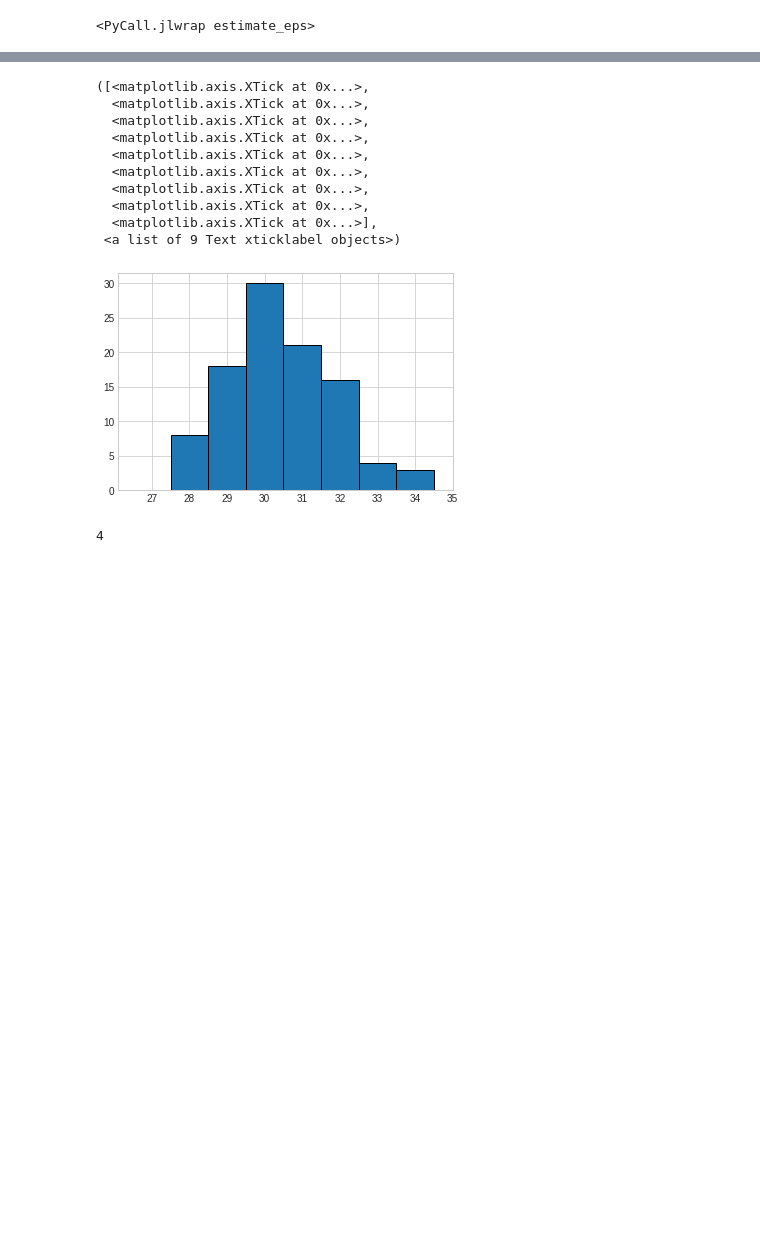
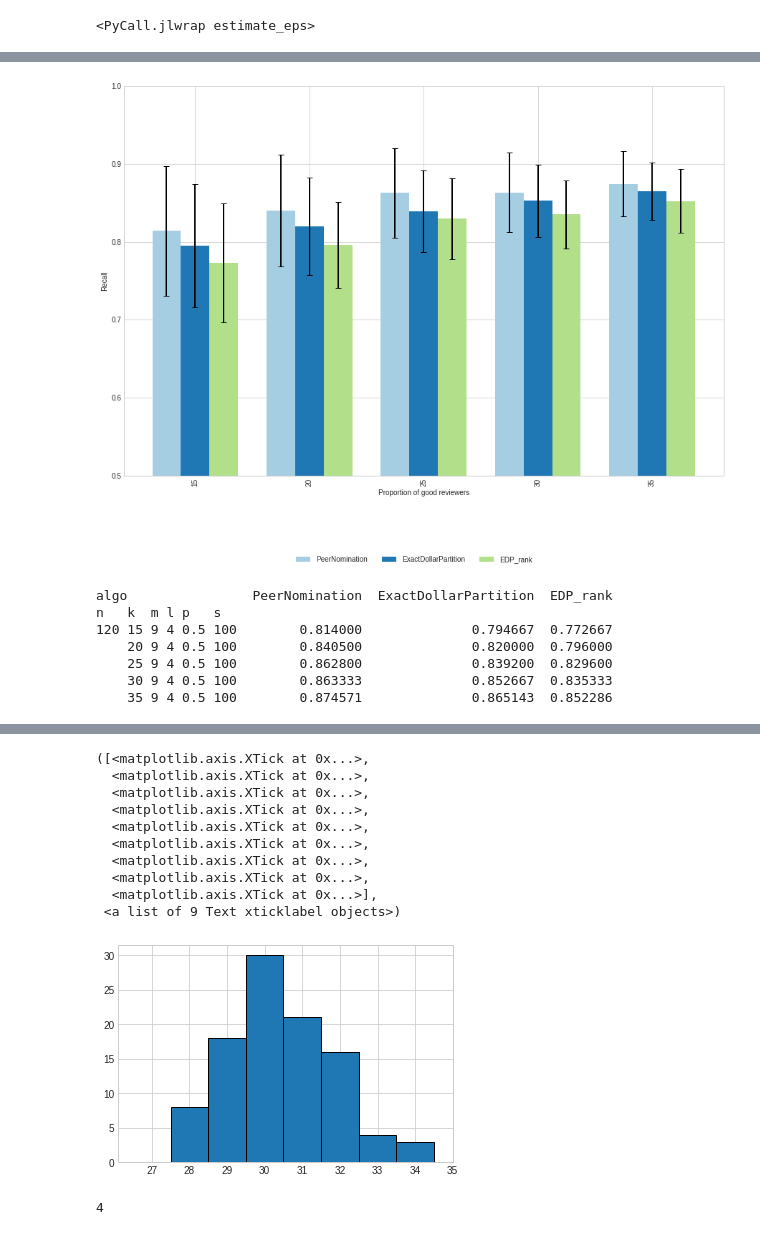
Before and after one commit to szhydkov/PeerNomination, a Jupyter notebook: peerselect/notebooks/stas_testing.ipynb, the cells around one changed output, grey strips where cells are left out. Cells and saved outputs as stored; diff of their text form; code cells hidden in the pictures; blank space fills up the shorter version.

```diff
--- a/peerselect/notebooks/stas_testing.ipynb
+++ b/peerselect/notebooks/stas_testing.ipynb
@@ -59,0 +49,16 @@ plt.plot(utilities)
+# %%
+class Impartial:
+    VANILLA = "Vanilla"
+    EXACT = "ExactDollarPartition"
+    PARTITION = "Partition"
+    DPR = "DollarPartitionRaffle"
+    CREDIABLE = "CredibleSubset"
+    RAFFLE = "DollarRaffle"
+    NOMINATION = "PeerNomination"
+    ALL = (VANILLA, EXACT, PARTITION, RAFFLE, CREDIABLE, DPR, NOMINATION)
+# %%
+n = 120
+k = 30
+m = 9
+
+nom_quota = (k/n)*m
@@ -60,3 +148,67 @@ plt.plot(utilities)
+# %%
+#
+# Takes a slice of the array and generates the graphs etc.
+#
+def make_output(df, test, labels):
+    means = df.loc[:, test].mean().unstack()
+    errors = df.loc[:, test].std().unstack()
+    mins = df.loc[:, test].min().unstack()
+    # print(means)
+    # print(errors)
+
+#     print("\t\tApproximate Vanilla Ordering")
+#     means = means[['Vanilla','ExactDollarPartition', "PeerNomination", 'Partition', 'DollarPartitionRaffle', 'DollarRaffle', 'CredibleSubset']]
+#     errors = errors[['Vanilla','ExactDollarPartition', "PeerNomination", 'Partition', 'DollarPartitionRaffle', 'DollarRaffle', 'CredibleSubset']]
+
+    # Uncomment to only compare PN and EDP
+    means = means[["PeerNomination", 'ExactDollarPartition', "EDP_rank"]]
+    errors = errors[["PeerNomination", 'ExactDollarPartition', "EDP_rank"]]
+
+#     means['PercentChange'] = (means.ExactDollarPartition - means.Partition) / means.Partition * 100.
+#     errors['PercentChange'] = (errors.ExactDollarPartition - errors.Partition) / errors.Partition * 100.
+#     mins['PercentChange'] = (mins.ExactDollarPartition - mins.Partition) / mins.Partition * 100.
+#     print("\t\t MEAN:\n" + str(means[['Vanilla','ExactDollarPartition', 'Partition', 'PercentChange']]))
+#     print("\t\t STD:\n" + str(errors[['Vanilla','ExactDollarPartition', 'Partition', 'PercentChange']]))
+#     print("\t\t MIN:\n" + str(mins[['Vanilla','ExactDollarPartition', 'Partition', 'PercentChange']]))
+#     del means['PercentChange']
+#     del errors['PercentChange']
+#     del mins['PercentChange']
+
+    for index, row in means.iterrows():
+        means.loc[index] = row / float(index[1])
+    for index, row in errors.iterrows():
+        errors.loc[index] = row / float(index[1])
+
+    # print(errors)
+
+    #Set colors..
+    color_list = plt.cm.Paired(np.linspace(0, 1, 10))
+    color_list = color_list[:7]
+    #color_list = sns.color_palette("pastel", 6)
+    means.plot(kind='bar', legend=False, yerr=errors.values.T, figsize=(15, 10), ylim=(0.0, 1.05), \
+            color=color_list, error_kw={'ecolor':'Black', 'linewidth':2, 'capsize':4}, width=0.75)
+#     plt.title("Fair Test")
+    plt.legend(bbox_to_anchor = (0,-0.05,1,1), bbox_transform=plt.gcf().transFigure, loc='lower center', ncol=7, borderaxespad=0.)
+    plt.gca().set_xticklabels(labels)
+#     plt.gca().set_xticks(fontsize=14)
+#     plt.gca().set_yticks(fontsize=14)
+#     plt.gca().set_xlabel("Number of clusters")
+    plt.ylabel("Recall")
+    plt.gca().set_xlabel("Proportion of good reviewers")
+    plt.ylim([0.5, 1])
+    plt.savefig("figs/peer_vs_edps.png", bbox_inches="tight")
+    plt.show()
+    print(means)
+make_output(df, (120,slice(None), 9 ,4,0.5,100), test_k)
+# %% [output]
+[figure, added]
+algo                PeerNomination  ExactDollarPartition  EDP_rank
+n   k  m l p   s
+120 15 9 4 0.5 100        0.814000              0.794667  0.772667
+    20 9 4 0.5 100        0.840500              0.820000  0.796000
+    25 9 4 0.5 100        0.862800              0.839200  0.829600
+    30 9 4 0.5 100        0.863333              0.852667  0.835333
+    35 9 4 0.5 100        0.874571              0.865143  0.852286
 # %%
 _DEBUG = False
 
```
Also changed, not shown: parts of 14 cells of this notebook, 9 other files.
